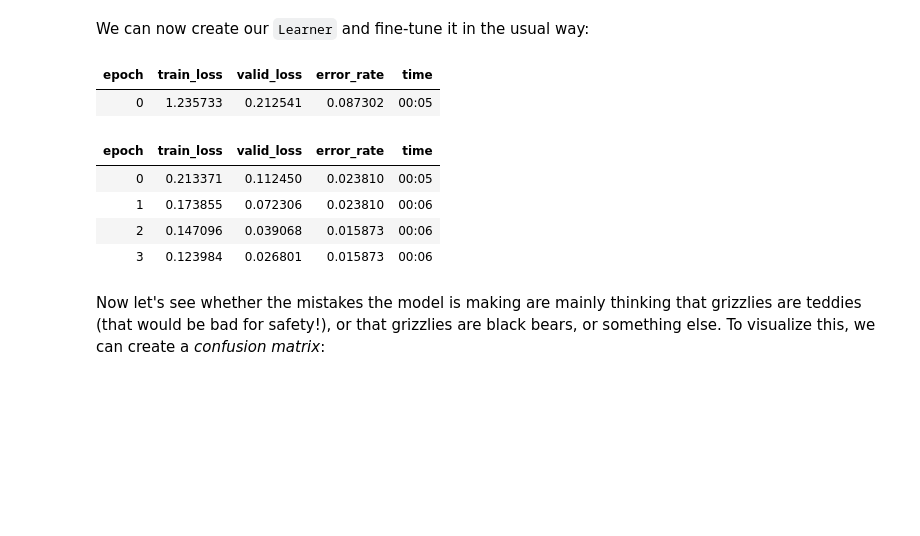
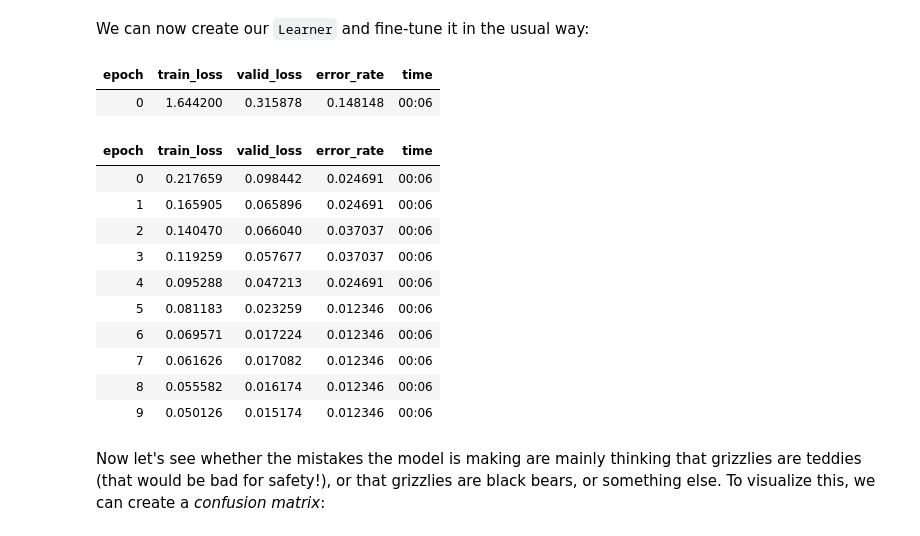
Before and after one commit to Jaas-Wang/smartbook, a Jupyter notebook: Smartbook_02_production.ipynb, the cells around one changed output. Drawn from its saved outputs; the diff is of its cells as text; code cells hidden in the pictures; blank space fills up the shorter version.

```diff
--- a/Smartbook_02_production.ipynb
+++ b/Smartbook_02_production.ipynb
@@ -362,15 +368,21 @@ dls = bears.dataloaders(path)
 We can now create our `Learner` and fine-tune it in the usual way:
 # %%
 learn = vision_learner(dls, resnet18, metrics=error_rate)
-learn.fine_tune(4)
+learn.fine_tune(10)
 # %% [output]
 | epoch | train_loss | valid_loss | error_rate | time |
-| 0 | 1.235733 | 0.212541 | 0.087302 | 00:05 |
+| 0 | 1.644200 | 0.315878 | 0.148148 | 00:06 |
 | epoch | train_loss | valid_loss | error_rate | time |
-| 0 | 0.213371 | 0.112450 | 0.023810 | 00:05 |
-| 1 | 0.173855 | 0.072306 | 0.023810 | 00:06 |
-| 2 | 0.147096 | 0.039068 | 0.015873 | 00:06 |
-| 3 | 0.123984 | 0.026801 | 0.015873 | 00:06 |
+| 0 | 0.217659 | 0.098442 | 0.024691 | 00:06 |
+| 1 | 0.165905 | 0.065896 | 0.024691 | 00:06 |
+| 2 | 0.140470 | 0.066040 | 0.037037 | 00:06 |
+| 3 | 0.119259 | 0.057677 | 0.037037 | 00:06 |
+| 4 | 0.095288 | 0.047213 | 0.024691 | 00:06 |
+| 5 | 0.081183 | 0.023259 | 0.012346 | 00:06 |
+| 6 | 0.069571 | 0.017224 | 0.012346 | 00:06 |
+| 7 | 0.061626 | 0.017082 | 0.012346 | 00:06 |
+| 8 | 0.055582 | 0.016174 | 0.012346 | 00:06 |
+| 9 | 0.050126 | 0.015174 | 0.012346 | 00:06 |
 # %% [markdown]
 Now let's see whether the mistakes the model is making are mainly thinking that grizzlies are teddies (that would be bad for safety!), or that grizzlies are black bears, or something else. To visualize this, we can create a *confusion matrix*:
 # %%
```
Also changed, not shown: parts of 15 cells of this notebook, 1 other file.
